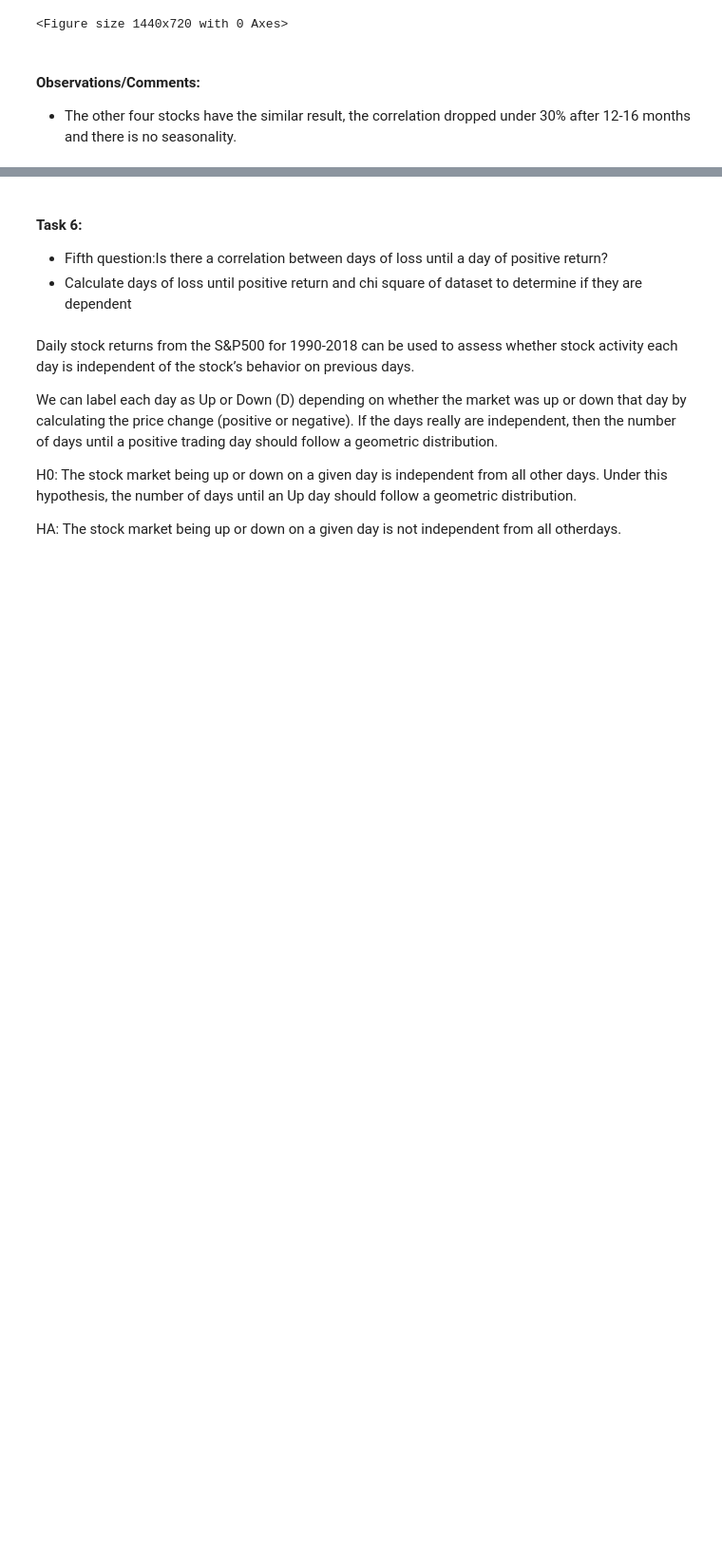
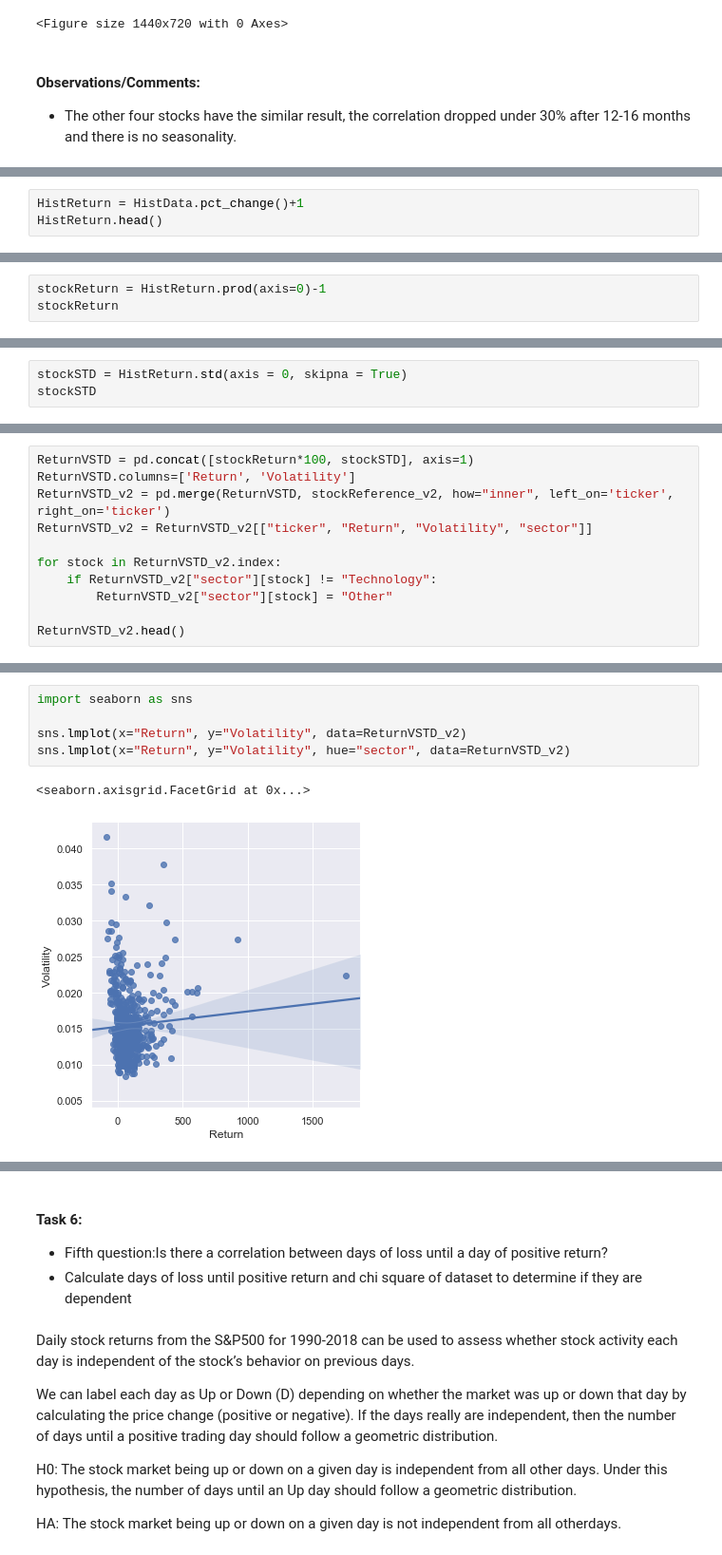
Before and after one commit to ProjectTeam4/ProjectTeam4.github.io, a Jupyter notebook: Code_Update_S&P_500_Stock_Analysis_Is_Technology_the_Right_Investment_for_the_Future.ipynb, the cells around one changed output, grey strips where cells are left out. Shown at 95% size. Drawn from its saved outputs; the diff is of its cells as text; blank space fills up the shorter version.

```diff
--- a/Code_Update_S&P_500_Stock_Analysis_Is_Technology_the_Right_Investment_for_the_Future.ipynb
+++ b/Code_Update_S&P_500_Stock_Analysis_Is_Technology_the_Right_Investment_for_the_Future.ipynb
@@ -1065,0 +1069,3 @@ plt.figure()
+# %%
+HistReturn = HistData.pct_change()+1
+HistReturn.head()
@@ -1065,0 +1081,3 @@ plt.figure()
+# %%
+stockReturn = HistReturn.prod(axis=0)-1
+stockReturn
@@ -1065,0 +1098,3 @@ plt.figure()
+# %%
+stockSTD = HistReturn.std(axis = 0, skipna = True)
+stockSTD
@@ -1065,0 +1115,11 @@ plt.figure()
+# %%
+ReturnVSTD = pd.concat([stockReturn*100, stockSTD], axis=1)
+ReturnVSTD.columns=['Return', 'Volatility']
+ReturnVSTD_v2 = pd.merge(ReturnVSTD, stockReference_v2, how="inner", left_on='ticker', right_on='ticker')
+ReturnVSTD_v2 = ReturnVSTD_v2[["ticker", "Return", "Volatility", "sector"]]
+
+for stock in ReturnVSTD_v2.index:
+    if ReturnVSTD_v2["sector"][stock] != "Technology":
+        ReturnVSTD_v2["sector"][stock] = "Other"
+
+ReturnVSTD_v2.head()
@@ -1065,0 +1136,8 @@ plt.figure()
+# %%
+import seaborn as sns
+
+sns.lmplot(x="Return", y="Volatility", data=ReturnVSTD_v2)
+sns.lmplot(x="Return", y="Volatility", hue="sector", data=ReturnVSTD_v2)
+# %% [output]
+<seaborn.axisgrid.FacetGrid at 0x...>
+[figure, added]
```
Also changed, not shown: parts of 18 cells of this notebook.
